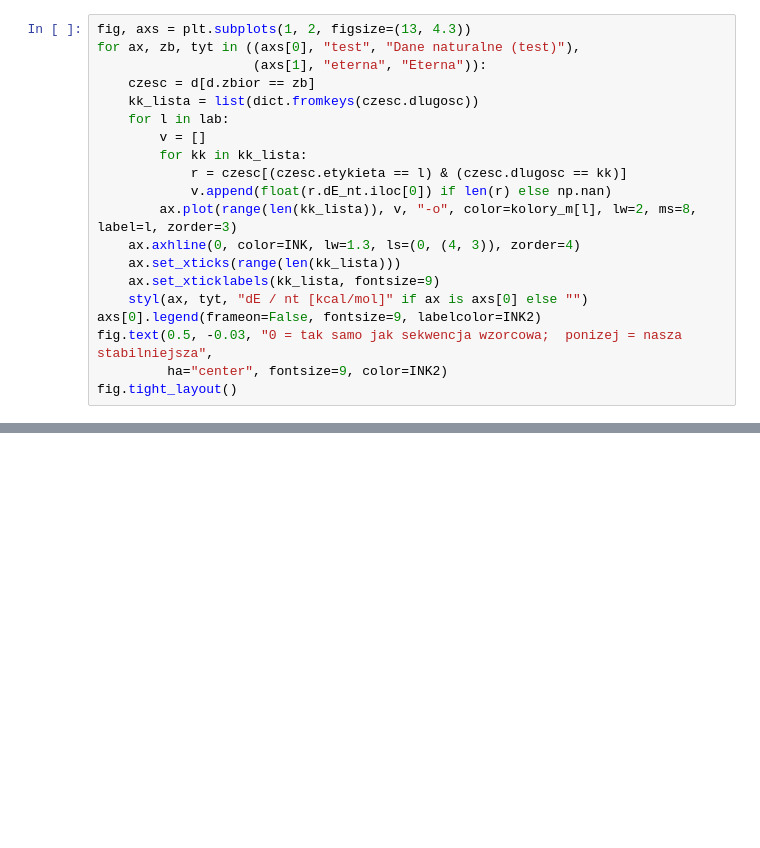
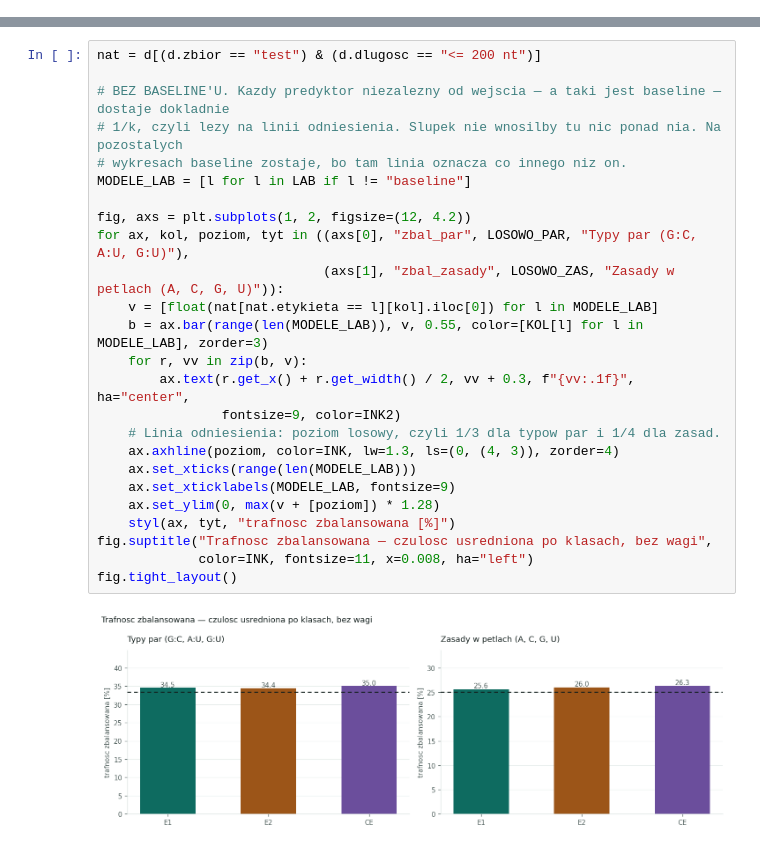
Before and after one commit to nikakoga/RNA-inverse-folding, a Jupyter notebook: notebooks/02_wyniki.ipynb, the cells around one changed output, grey strips where cells are left out. Saved outputs shown, nothing was run; the diff lists cells and outputs as text; blank space fills up the shorter version.

```diff
--- a/notebooks/02_wyniki.ipynb
+++ b/notebooks/02_wyniki.ipynb
@@ -183,20 +0,0 @@ znaczy, ze nasza sekwencja stabilizuje zadana strukture LEPIEJ niz sekwencja wzo
-# %%
-fig, axs = plt.subplots(1, 2, figsize=(13, 4.3))
-for ax, zb, tyt in ((axs[0], "test", "Dane naturalne (test)"),
-                    (axs[1], "eterna", "Eterna")):
-    czesc = d[d.zbior == zb]
-    kk_lista = list(dict.fromkeys(czesc.dlugosc))
-    for l in lab:
-        v = []
-        for kk in kk_lista:
-            r = czesc[(czesc.etykieta == l) & (czesc.dlugosc == kk)]
-            v.append(float(r.dE_nt.iloc[0]) if len(r) else np.nan)
-        ax.plot(range(len(kk_lista)), v, "-o", color=kolory_m[l], lw=2, ms=8, label=l, zorder=3)
-    ax.axhline(0, color=INK, lw=1.3, ls=(0, (4, 3)), zorder=4)
-    ax.set_xticks(range(len(kk_lista)))
-    ax.set_xticklabels(kk_lista, fontsize=9)
-    styl(ax, tyt, "dE / nt [kcal/mol]" if ax is axs[0] else "")
-axs[0].legend(frameon=False, fontsize=9, labelcolor=INK2)
-fig.text(0.5, -0.03, "0 = tak samo jak sekwencja wzorcowa;  ponizej = nasza stabilniejsza",
-         ha="center", fontsize=9, color=INK2)
-fig.tight_layout()
@@ -297,0 +303,27 @@ regiony-zewnetrzne         7322              0.988              0.990
+# %%
+nat = d[(d.zbior == "test") & (d.dlugosc == "<= 200 nt")]
+
+# BEZ BASELINE'U. Kazdy predyktor niezalezny od wejscia — a taki jest baseline — dostaje dokladnie
+# 1/k, czyli lezy na linii odniesienia. Slupek nie wnosilby tu nic ponad nia. Na pozostalych
+# wykresach baseline zostaje, bo tam linia oznacza co innego niz on.
+MODELE_LAB = [l for l in LAB if l != "baseline"]
+
+fig, axs = plt.subplots(1, 2, figsize=(12, 4.2))
+for ax, kol, poziom, tyt in ((axs[0], "zbal_par", LOSOWO_PAR, "Typy par (G:C, A:U, G:U)"),
+                             (axs[1], "zbal_zasady", LOSOWO_ZAS, "Zasady w petlach (A, C, G, U)")):
+    v = [float(nat[nat.etykieta == l][kol].iloc[0]) for l in MODELE_LAB]
+    b = ax.bar(range(len(MODELE_LAB)), v, 0.55, color=[KOL[l] for l in MODELE_LAB], zorder=3)
+    for r, vv in zip(b, v):
+        ax.text(r.get_x() + r.get_width() / 2, vv + 0.3, f"{vv:.1f}", ha="center",
+                fontsize=9, color=INK2)
+    # Linia odniesienia: poziom losowy, czyli 1/3 dla typow par i 1/4 dla zasad.
+    ax.axhline(poziom, color=INK, lw=1.3, ls=(0, (4, 3)), zorder=4)
+    ax.set_xticks(range(len(MODELE_LAB)))
+    ax.set_xticklabels(MODELE_LAB, fontsize=9)
+    ax.set_ylim(0, max(v + [poziom]) * 1.28)
+    styl(ax, tyt, "trafnosc zbalansowana [%]")
+fig.suptitle("Trafnosc zbalansowana — czulosc usredniona po klasach, bez wagi",
+             color=INK, fontsize=11, x=0.008, ha="left")
+fig.tight_layout()
+# %% [output]
+[figure, added]
```
Also changed, not shown: parts of 42 cells of this notebook, 39 other files.
